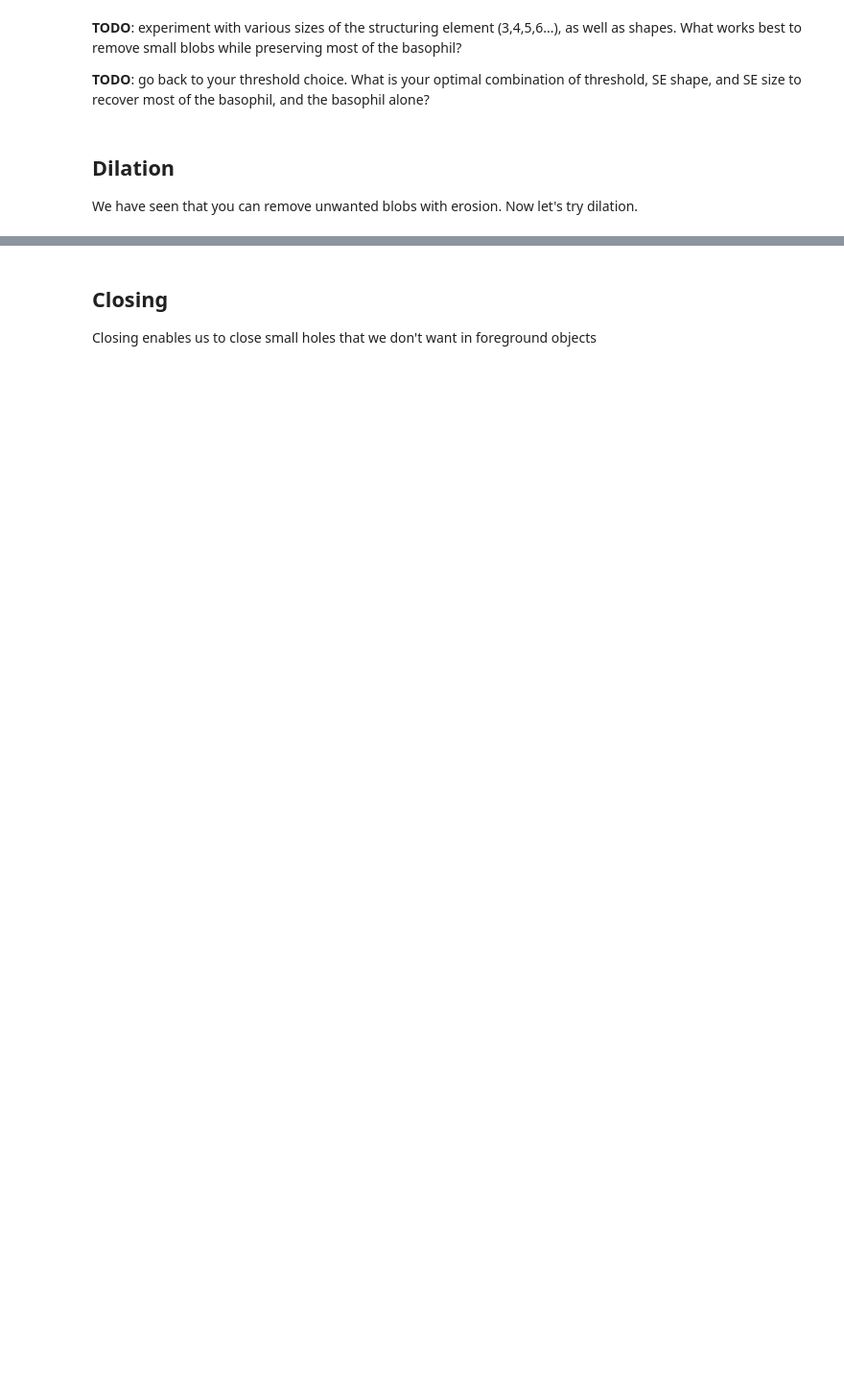
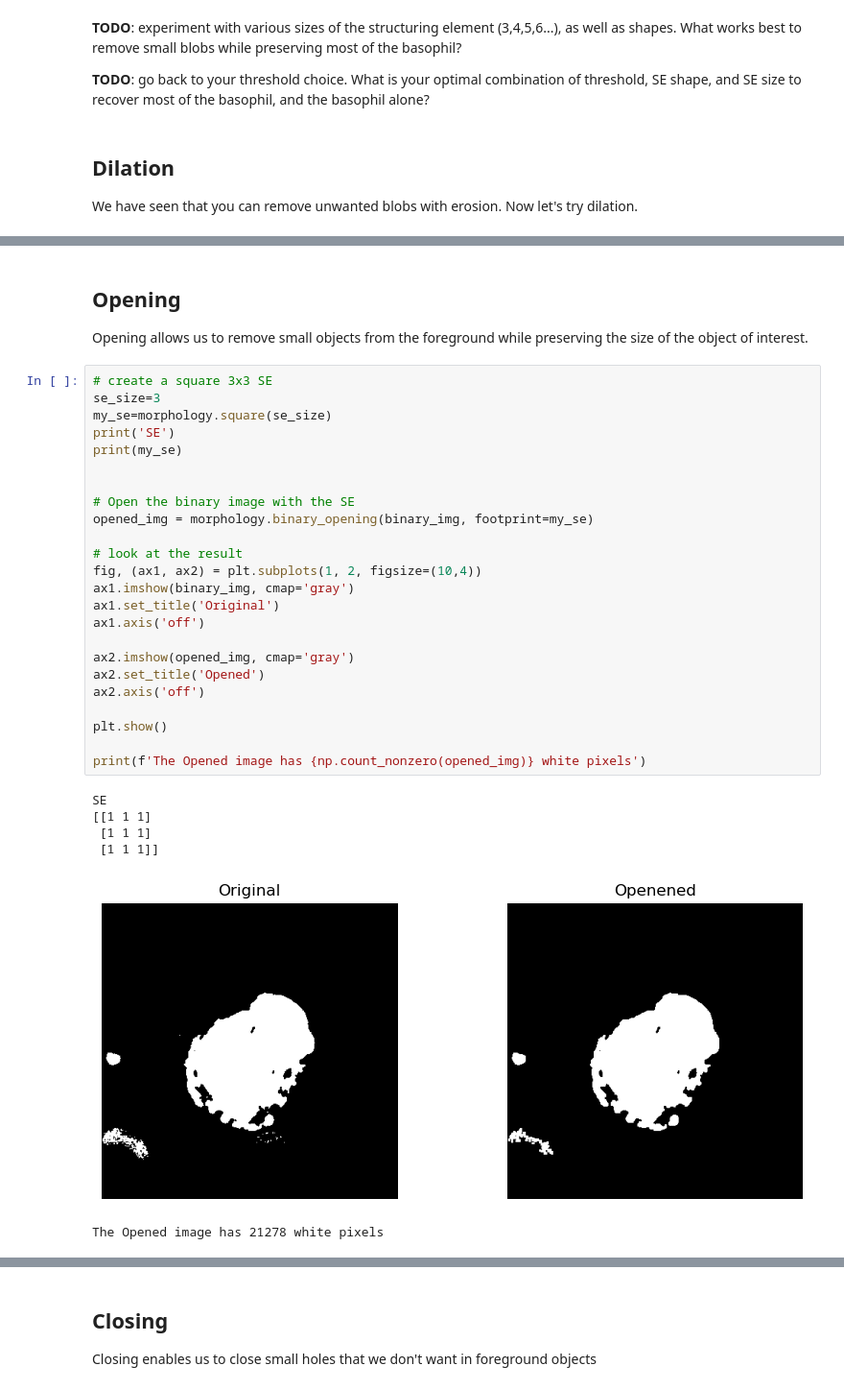
Before and after one commit to TranslationalML/course-image-analysis, a Jupyter notebook: module2/morphological_operations.ipynb, the cells around one changed output, grey strips where cells are left out. Shown: that part at 96% size. Saved outputs shown, nothing was run; the diff lists cells and outputs as text; blank space fills up the shorter version.

```diff
--- a/module2/morphological_operations.ipynb
+++ b/module2/morphological_operations.ipynb
@@ -135,0 +172,34 @@ We have seen that you can remove unwanted blobs with erosion. Now let's try dila
+# %% [markdown]
+## Opening
+Opening allows us to remove small objects from the foreground while preserving the size of the object of interest.
+# %%
+# create a square 3x3 SE
+se_size=3
+my_se=morphology.square(se_size)
+print('SE')
+print(my_se)
+
+
+# Open the binary image with the SE
+opened_img = morphology.binary_opening(binary_img, footprint=my_se)
+
+# look at the result
+fig, (ax1, ax2) = plt.subplots(1, 2, figsize=(10,4))
+ax1.imshow(binary_img, cmap='gray')
+ax1.set_title('Original')
+ax1.axis('off')
+
+ax2.imshow(opened_img, cmap='gray')
+ax2.set_title('Opened')
+ax2.axis('off')
+
+plt.show()
+
+print(f'The Opened image has {np.count_nonzero(opened_img)} white pixels')
+# %% [output]
+SE
+[[1 1 1]
+ [1 1 1]
+ [1 1 1]]
+[figure, added]
+The Opened image has 21278 white pixels
```
Also changed, not shown: parts of 20 cells of this notebook.
